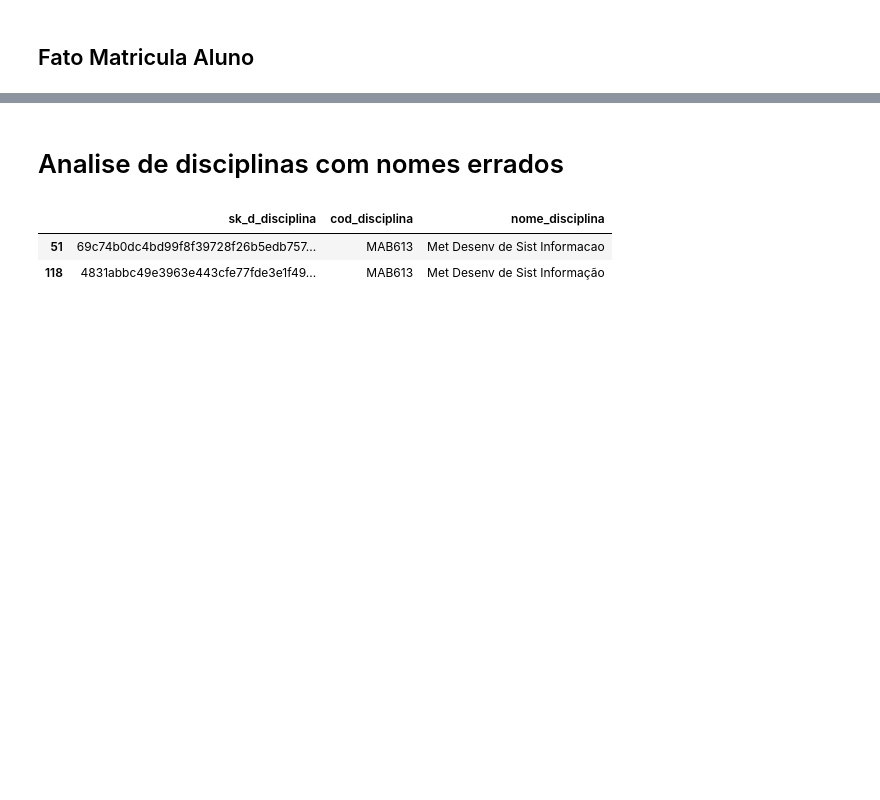
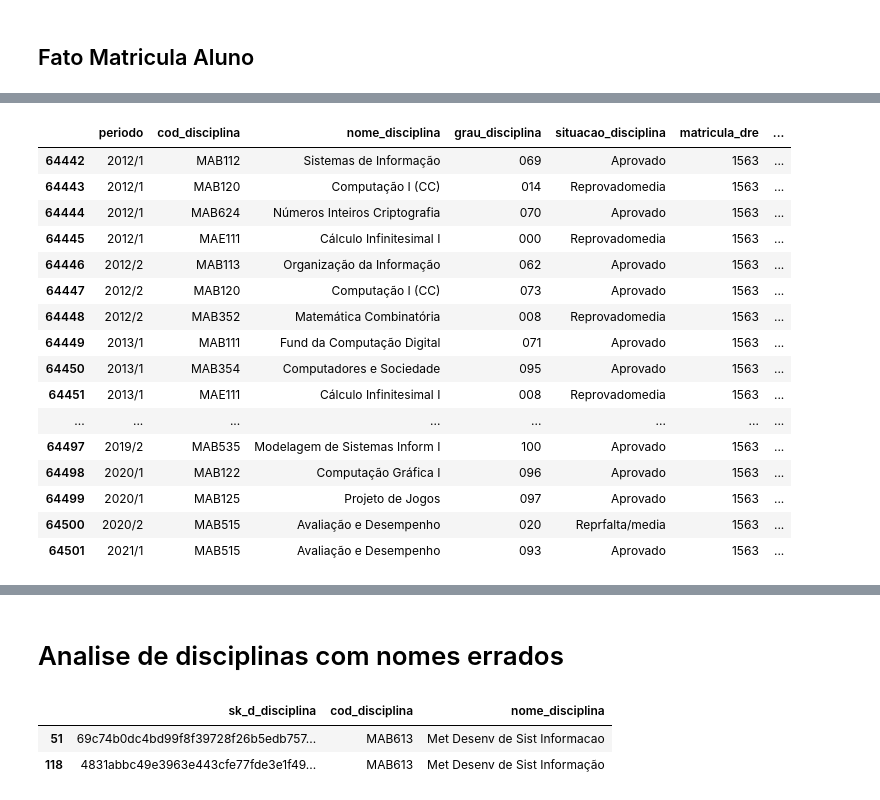
Before and after one commit to MarcosEduard0/Streamlit-TCC, a Jupyter notebook: marcos/marcos.ipynb, the cells around one changed output, grey strips where cells are left out. Saved outputs shown, nothing was run; the diff lists cells and outputs as text; code cells hidden in the pictures; blank space fills up the shorter version.

```diff
--- a/marcos/marcos.ipynb
+++ b/marcos/marcos.ipynb
@@ -714,3 +726,23 @@ f_matricula_aluno.head(2)
+# %%
+df_completo[df_completo['matricula_dre'] == 1563]
+# %% [output]
+|  | periodo | cod_disciplina | nome_disciplina | grau_disciplina | situacao_disciplina | matricula_dre | ... |
+| 64442 | 2012/1 | MAB112 | Sistemas de Informação | 069 | Aprovado | 1563 | ... |
+| 64443 | 2012/1 | MAB120 | Computação I (CC) | 014 | Reprovadomedia | 1563 | ... |
+| 64444 | 2012/1 | MAB624 | Números Inteiros Criptografia | 070 | Aprovado | 1563 | ... |
+| 64445 | 2012/1 | MAE111 | Cálculo Infinitesimal I | 000 | Reprovadomedia | 1563 | ... |
+| 64446 | 2012/2 | MAB113 | Organização da Informação | 062 | Aprovado | 1563 | ... |
+| 64447 | 2012/2 | MAB120 | Computação I (CC) | 073 | Aprovado | 1563 | ... |
+| 64448 | 2012/2 | MAB352 | Matemática Combinatória | 008 | Reprovadomedia | 1563 | ... |
+| 64449 | 2013/1 | MAB111 | Fund da Computação Digital | 071 | Aprovado | 1563 | ... |
+| 64450 | 2013/1 | MAB354 | Computadores e Sociedade | 095 | Aprovado | 1563 | ... |
+| 64451 | 2013/1 | MAE111 | Cálculo Infinitesimal I | 008 | Reprovadomedia | 1563 | ... |
+| ... | ... | ... | ... | ... | ... | ... | ... |
+| 64497 | 2019/2 | MAB535 | Modelagem de Sistemas Inform I | 100 | Aprovado | 1563 | ... |
+| 64498 | 2020/1 | MAB122 | Computação Gráfica I | 096 | Aprovado | 1563 | ... |
+| 64499 | 2020/1 | MAB125 | Projeto de Jogos | 097 | Aprovado | 1563 | ... |
+| 64500 | 2020/2 | MAB515 | Avaliação e Desempenho | 020 | Reprfalta/media | 1563 | ... |
+| 64501 | 2021/1 | MAB515 | Avaliação e Desempenho | 093 | Aprovado | 1563 | ... |
 # %%
 # D_ALUNO
 f_matricula_aluno = pd.merge(
```
Also changed, not shown: parts of 5 cells of this notebook, 4 other files.
